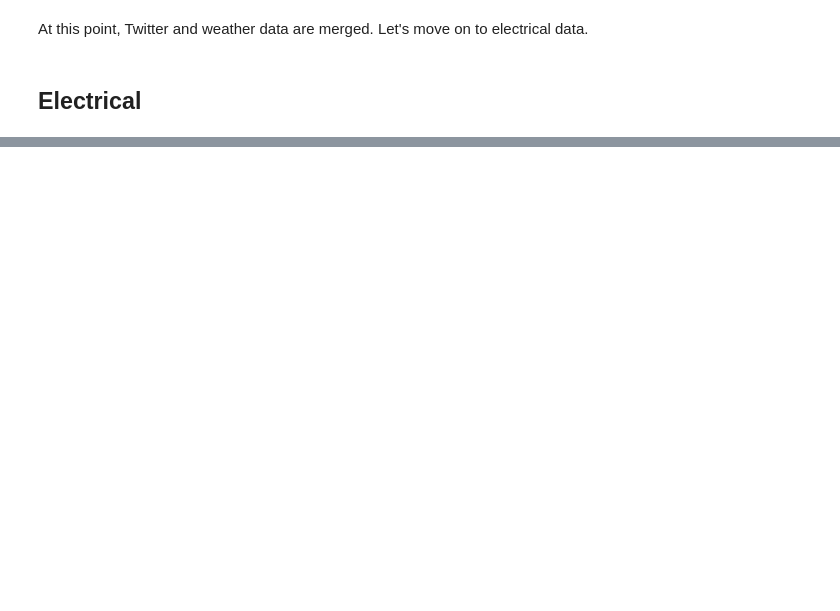
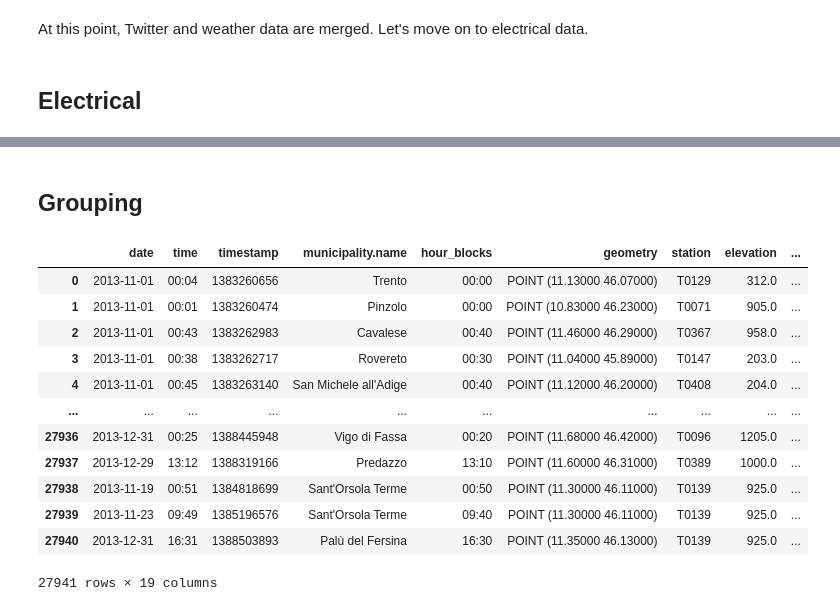
Before and after one commit to giorgiomi/social-pulse-predictor, a Jupyter notebook: notebooks/EDA.ipynb, the cells around one changed output, grey strips where cells are left out. Drawn from its saved outputs; the diff is of its cells as text; code cells hidden in the pictures; blank space fills up the shorter version.

```diff
--- a/notebooks/EDA.ipynb
+++ b/notebooks/EDA.ipynb
@@ -251,0 +510,18 @@ At this point, Twitter and weather data are merged. Let's move on to electrical
+# %% [markdown]
+## Grouping
+# %%
+df_twitter_weather_electrical
+# %% [output]
+|  | date | time | timestamp | municipality.name | hour_blocks | geometry | station | elevation | ... |
+| 0 | 2013-11-01 | 00:04 | 1383260656 | Trento | 00:00 | POINT (11.13000 46.07000) | T0129 | 312.0 | ... |
+| 1 | 2013-11-01 | 00:01 | 1383260474 | Pinzolo | 00:00 | POINT (10.83000 46.23000) | T0071 | 905.0 | ... |
+| 2 | 2013-11-01 | 00:43 | 1383262983 | Cavalese | 00:40 | POINT (11.46000 46.29000) | T0367 | 958.0 | ... |
+| 3 | 2013-11-01 | 00:38 | 1383262717 | Rovereto | 00:30 | POINT (11.04000 45.89000) | T0147 | 203.0 | ... |
+| 4 | 2013-11-01 | 00:45 | 1383263140 | San Michele all'Adige | 00:40 | POINT (11.12000 46.20000) | T0408 | 204.0 | ... |
+| ... | ... | ... | ... | ... | ... | ... | ... | ... | ... |
+| 27936 | 2013-12-31 | 00:25 | 1388445948 | Vigo di Fassa | 00:20 | POINT (11.68000 46.42000) | T0096 | 1205.0 | ... |
+| 27937 | 2013-12-29 | 13:12 | 1388319166 | Predazzo | 13:10 | POINT (11.60000 46.31000) | T0389 | 1000.0 | ... |
+| 27938 | 2013-11-19 | 00:51 | 1384818699 | Sant'Orsola Terme | 00:50 | POINT (11.30000 46.11000) | T0139 | 925.0 | ... |
+| 27939 | 2013-11-23 | 09:49 | 1385196576 | Sant'Orsola Terme | 09:40 | POINT (11.30000 46.11000) | T0139 | 925.0 | ... |
+| 27940 | 2013-12-31 | 16:31 | 1388503893 | Palù del Fersina | 16:30 | POINT (11.35000 46.13000) | T0139 | 925.0 | ... |
+27941 rows × 19 columns
```
Also changed, not shown: parts of 62 cells of this notebook, 1 other file.
